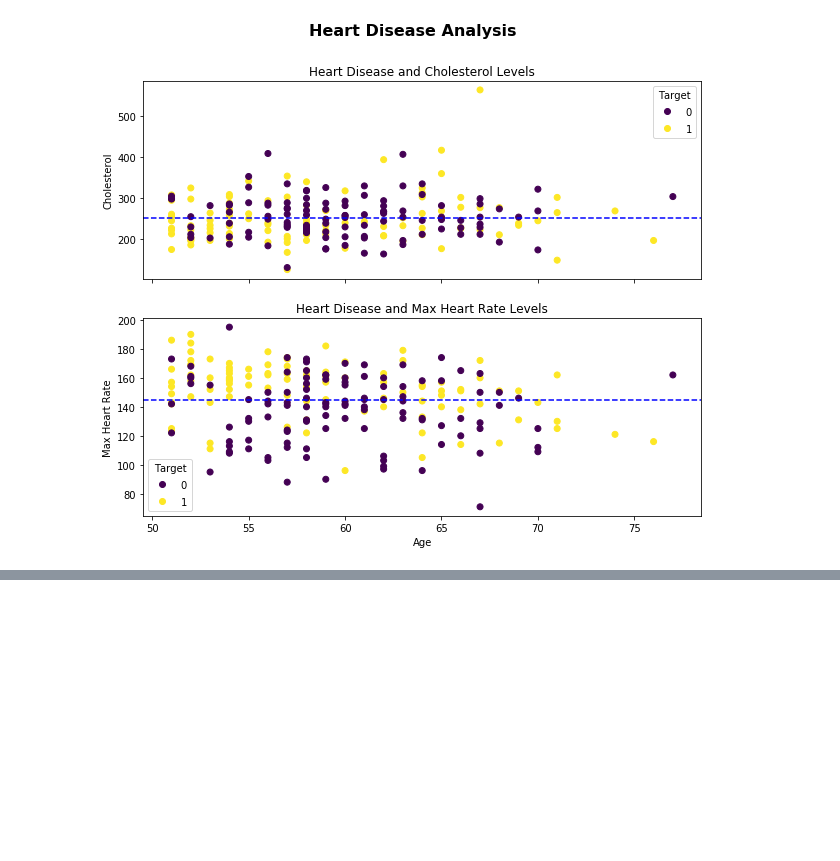
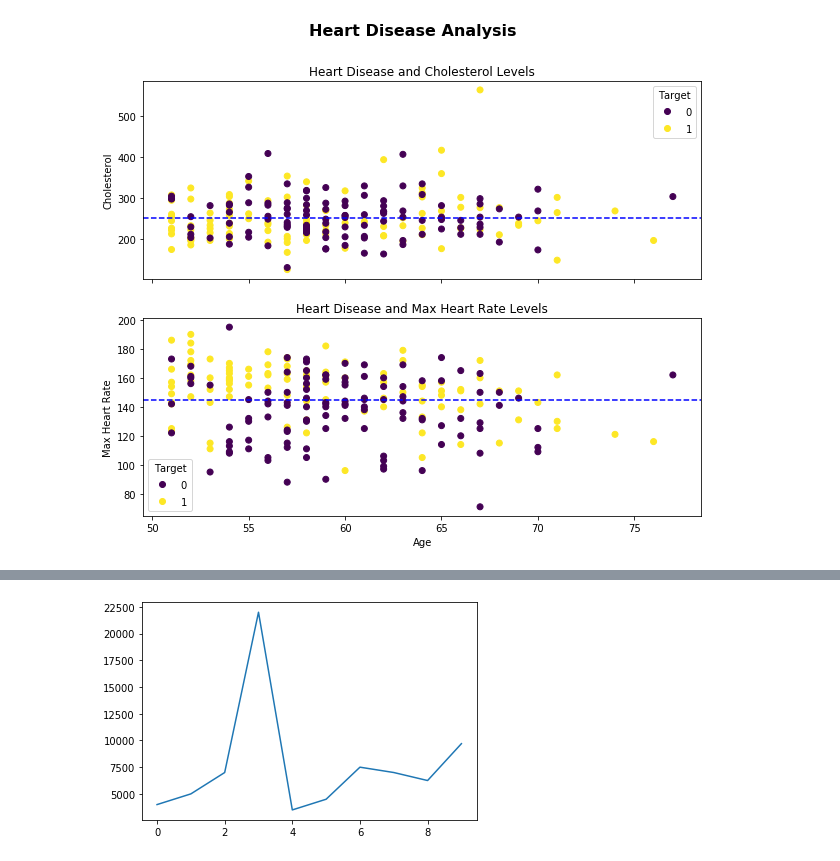
Before and after one commit to Karthikraj96/intro-to-matplotlib, a Jupyter notebook: intro to matplot lib.ipynb, the cells around one changed output, grey strips where cells are left out. Saved outputs shown, nothing was run; the diff lists cells and outputs as text; code cells hidden in the pictures; blank space fills up the shorter version.

```diff
--- a/intro to matplot lib.ipynb
+++ b/intro to matplot lib.ipynb
@@ -512,0 +539,6 @@ fig.suptitle('Heart Disease Analysis', fontsize=16, fontweight='bold');
+# %%
+# Plot before changing style
+
+car_sales["Price"].plot();
+# %% [output]
+[figure, added]
```
Also changed, not shown: parts of 37 cells of this notebook.
